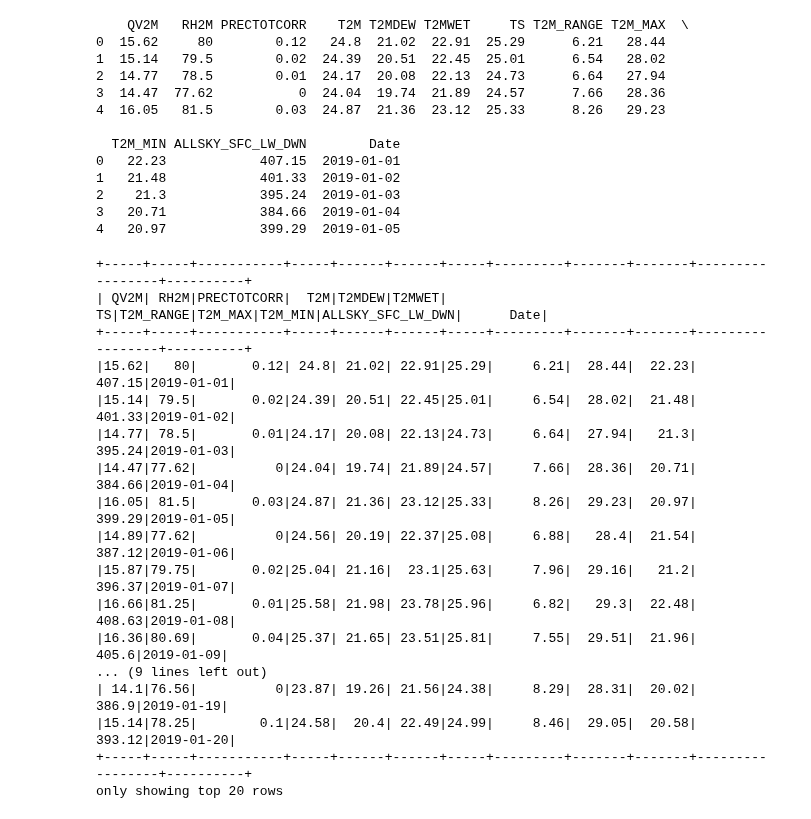
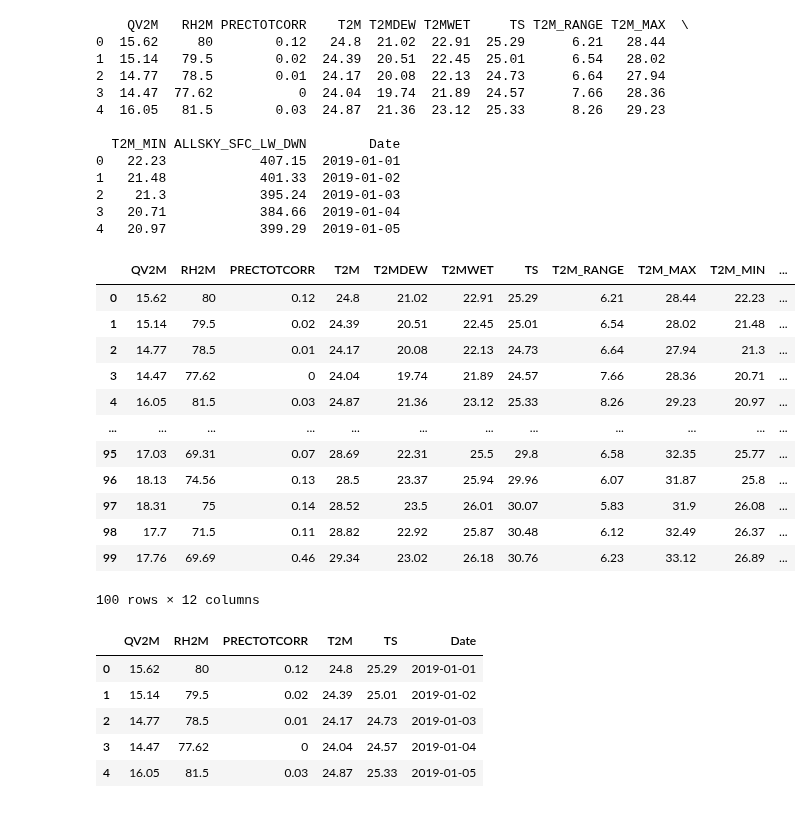
Before and after one commit to Esandu-Meth-Obadaarachchi/HCHO-level-Time-series-forecasting, a Jupyter notebook: DE_2_NASA_DATASET.ipynb, the cells around one changed output. Drawn from its saved outputs; the diff is of its cells as text; code cells hidden in the pictures.

```diff
--- a/DE_2_NASA_DATASET.ipynb
+++ b/DE_2_NASA_DATASET.ipynb
@@ -175,0 +199,16 @@ colombo_data = spark.createDataFrame(colombo_data)
+# %%
+colombo_data.head(100)
+# %% [output]
+|  | QV2M | RH2M | PRECTOTCORR | T2M | T2MDEW | T2MWET | TS | T2M_RANGE | T2M_MAX | T2M_MIN | ... |
+| 0 | 15.62 | 80 | 0.12 | 24.8 | 21.02 | 22.91 | 25.29 | 6.21 | 28.44 | 22.23 | ... |
+| 1 | 15.14 | 79.5 | 0.02 | 24.39 | 20.51 | 22.45 | 25.01 | 6.54 | 28.02 | 21.48 | ... |
+| 2 | 14.77 | 78.5 | 0.01 | 24.17 | 20.08 | 22.13 | 24.73 | 6.64 | 27.94 | 21.3 | ... |
+| 3 | 14.47 | 77.62 | 0 | 24.04 | 19.74 | 21.89 | 24.57 | 7.66 | 28.36 | 20.71 | ... |
+| 4 | 16.05 | 81.5 | 0.03 | 24.87 | 21.36 | 23.12 | 25.33 | 8.26 | 29.23 | 20.97 | ... |
+| ... | ... | ... | ... | ... | ... | ... | ... | ... | ... | ... | ... |
+| 95 | 17.03 | 69.31 | 0.07 | 28.69 | 22.31 | 25.5 | 29.8 | 6.58 | 32.35 | 25.77 | ... |
+| 96 | 18.13 | 74.56 | 0.13 | 28.5 | 23.37 | 25.94 | 29.96 | 6.07 | 31.87 | 25.8 | ... |
+| 97 | 18.31 | 75 | 0.14 | 28.52 | 23.5 | 26.01 | 30.07 | 5.83 | 31.9 | 26.08 | ... |
+| 98 | 17.7 | 71.5 | 0.11 | 28.82 | 22.92 | 25.87 | 30.48 | 6.12 | 32.49 | 26.37 | ... |
+| 99 | 17.76 | 69.69 | 0.46 | 29.34 | 23.02 | 26.18 | 30.76 | 6.23 | 33.12 | 26.89 | ... |
+100 rows × 12 columns
@@ -176,20 +218,9 @@ colombo_data = spark.createDataFrame(colombo_data)
 # %%
-colombo_data.show()
+colombo_data.head()
 # %% [output]
-+-----+-----+-----------+-----+------+------+-----+---------+-------+-------+-----------------+----------+
-| QV2M| RH2M|PRECTOTCORR|  T2M|T2MDEW|T2MWET|   TS|T2M_RANGE|T2M_MAX|T2M_MIN|ALLSKY_SFC_LW_DWN|      Date|
-+-----+-----+-----------+-----+------+------+-----+---------+-------+-------+-----------------+----------+
-|15.62|   80|       0.12| 24.8| 21.02| 22.91|25.29|     6.21|  28.44|  22.23|           407.15|2019-01-01|
-|15.14| 79.5|       0.02|24.39| 20.51| 22.45|25.01|     6.54|  28.02|  21.48|           401.33|2019-01-02|
-|14.77| 78.5|       0.01|24.17| 20.08| 22.13|24.73|     6.64|  27.94|   21.3|           395.24|2019-01-03|
-|14.47|77.62|          0|24.04| 19.74| 21.89|24.57|     7.66|  28.36|  20.71|           384.66|2019-01-04|
-|16.05| 81.5|       0.03|24.87| 21.36| 23.12|25.33|     8.26|  29.23|  20.97|           399.29|2019-01-05|
-|14.89|77.62|          0|24.56| 20.19| 22.37|25.08|     6.88|   28.4|  21.54|           387.12|2019-01-06|
-|15.87|79.75|       0.02|25.04| 21.16|  23.1|25.63|     7.96|  29.16|   21.2|           396.37|2019-01-07|
-|16.66|81.25|       0.01|25.58| 21.98| 23.78|25.96|     6.82|   29.3|  22.48|           408.63|2019-01-08|
-|16.36|80.69|       0.04|25.37| 21.65| 23.51|25.81|     7.55|  29.51|  21.96|            405.6|2019-01-09|
-... (9 lines left out)
-| 14.1|76.56|          0|23.87| 19.26| 21.56|24.38|     8.29|  28.31|  20.02|            386.9|2019-01-19|
-|15.14|78.25|        0.1|24.58|  20.4| 22.49|24.99|     8.46|  29.05|  20.58|           393.12|2019-01-20|
-+-----+-----+-----------+-----+------+------+-----+---------+-------+-------+-----------------+----------+
-only showing top 20 rows
+|  | QV2M | RH2M | PRECTOTCORR | T2M | TS | Date |
+| 0 | 15.62 | 80 | 0.12 | 24.8 | 25.29 | 2019-01-01 |
+| 1 | 15.14 | 79.5 | 0.02 | 24.39 | 25.01 | 2019-01-02 |
+| 2 | 14.77 | 78.5 | 0.01 | 24.17 | 24.73 | 2019-01-03 |
+| 3 | 14.47 | 77.62 | 0 | 24.04 | 24.57 | 2019-01-04 |
+| 4 | 16.05 | 81.5 | 0.03 | 24.87 | 25.33 | 2019-01-05 |
```
Also changed, not shown: parts of 37 cells of this notebook.
